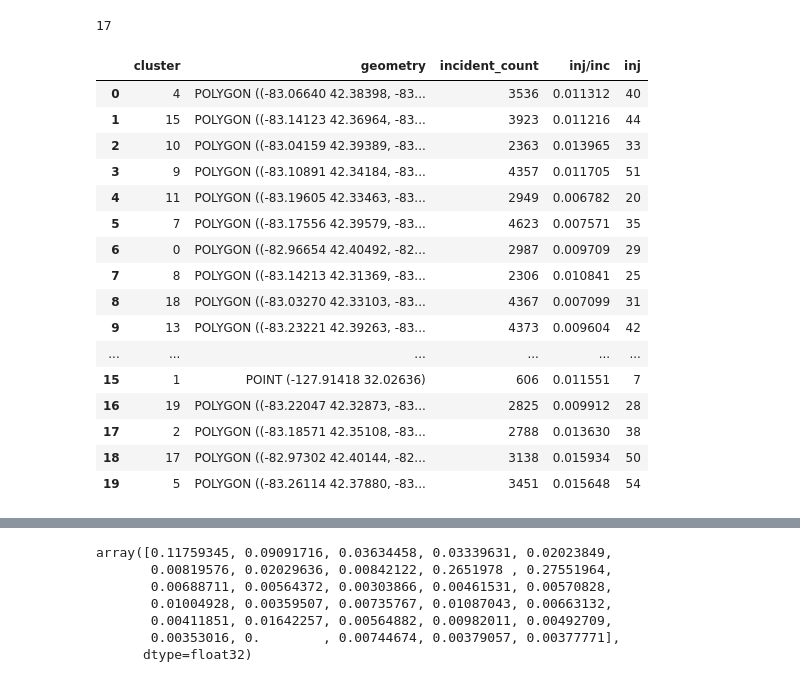
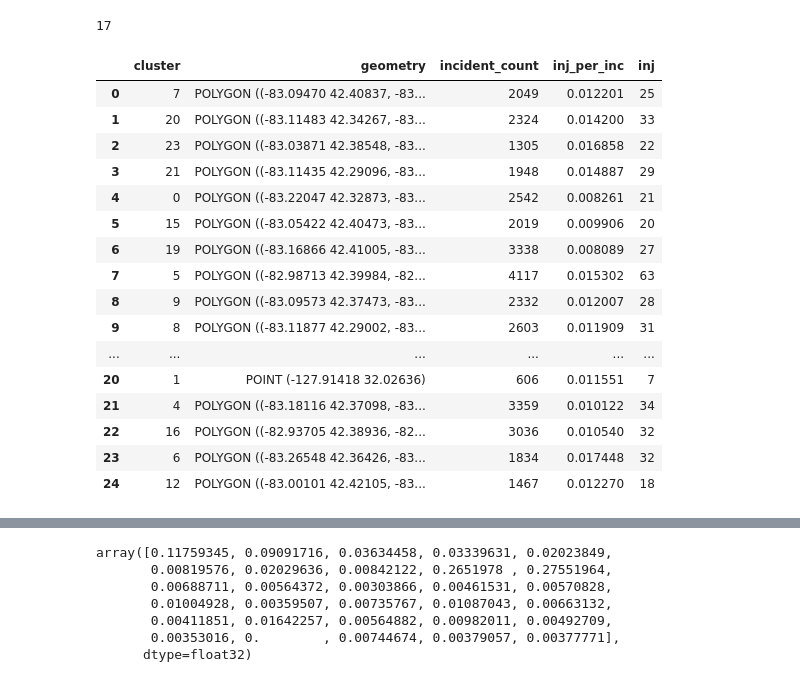
Before and after one commit to aheldrich14/FireIncidents, a Jupyter notebook: FireIncidents.ipynb, the cells around one changed output, grey strips where cells are left out. Saved outputs shown, nothing was run; the diff lists cells and outputs as text; code cells hidden in the pictures.

```diff
--- a/FireIncidents.ipynb
+++ b/FireIncidents.ipynb
@@ -130,7 +130,7 @@ fire_inc['cluster'] = clustering.labels_
 #fire_inc = pd.get_dummies(data=fire_inc, columns=['cluster'], prefix='cluster')
 # %%
 #Kmeans clustering on injuries
-CLUSTERS = 20
+CLUSTERS = 25
 clustering = KMeans(CLUSTERS)
 clustering.fit(fire_inc[fire_inc['injury_or_fatality'] == 1][['y', 'x']])
 fire_inc['cluster'] = clustering.predict(fire_inc[['y', 'x']])
@@ -147,40 +147,40 @@ clustering.predict([[42.4347, -83.0042]])[0]   # long = x, lat = y
 17
 # %%
 #create polygon around each cluster so we an visualize it
-clusters = {'cluster': [], 'geometry': [], 'incident_count': [], 'inj/inc': [], 'inj': []}
+clusters = {'cluster': [], 'geometry': [], 'incident_count': [], 'inj_per_inc': [], 'inj': []}
 for cluster in fire_inc['cluster'].unique():
     if cluster == -1:
         continue
     points = fire_inc[fire_inc['cluster'] == cluster]
     clusterPoints = MultiPoint(list(zip(points['x'], points['y'])))
     clusterPoly = clusterPoints.convex_hull
     clusters['cluster'].append(cluster)
     clusters['geometry'].append(clusterPoly)
     clusters['incident_count'].append(len(points))
-    clusters['inj/inc'].append(
+    clusters['inj_per_inc'].append(
                             len(points[points['injury_or_fatality'] == 1])/len(points))
     clusters['inj'].append(len(points[points['injury_or_fatality'] == 1]))
 
 geoDf = gpd.GeoDataFrame(clusters, crs='EPSG:4326')
 geoDf
 # %% [output]
-|  | cluster | geometry | incident_count | inj/inc | inj |
-| 0 | 4 | POLYGON ((-83.06640 42.38398, -83... | 3536 | 0.011312 | 40 |
-| 1 | 15 | POLYGON ((-83.14123 42.36964, -83... | 3923 | 0.011216 | 44 |
-| 2 | 10 | POLYGON ((-83.04159 42.39389, -83... | 2363 | 0.013965 | 33 |
-| 3 | 9 | POLYGON ((-83.10891 42.34184, -83... | 4357 | 0.011705 | 51 |
-| 4 | 11 | POLYGON ((-83.19605 42.33463, -83... | 2949 | 0.006782 | 20 |
-| 5 | 7 | POLYGON ((-83.17556 42.39579, -83... | 4623 | 0.007571 | 35 |
-| 6 | 0 | POLYGON ((-82.96654 42.40492, -82... | 2987 | 0.009709 | 29 |
-| 7 | 8 | POLYGON ((-83.14213 42.31369, -83... | 2306 | 0.010841 | 25 |
-| 8 | 18 | POLYGON ((-83.03270 42.33103, -83... | 4367 | 0.007099 | 31 |
-| 9 | 13 | POLYGON ((-83.23221 42.39263, -83... | 4373 | 0.009604 | 42 |
+|  | cluster | geometry | incident_count | inj_per_inc | inj |
+| 0 | 7 | POLYGON ((-83.09470 42.40837, -83... | 2049 | 0.012201 | 25 |
+| 1 | 20 | POLYGON ((-83.11483 42.34267, -83... | 2324 | 0.014200 | 33 |
+| 2 | 23 | POLYGON ((-83.03871 42.38548, -83... | 1305 | 0.016858 | 22 |
+| 3 | 21 | POLYGON ((-83.11435 42.29096, -83... | 1948 | 0.014887 | 29 |
+| 4 | 0 | POLYGON ((-83.22047 42.32873, -83... | 2542 | 0.008261 | 21 |
+| 5 | 15 | POLYGON ((-83.05422 42.40473, -83... | 2019 | 0.009906 | 20 |
+| 6 | 19 | POLYGON ((-83.16866 42.41005, -83... | 3338 | 0.008089 | 27 |
+| 7 | 5 | POLYGON ((-82.98713 42.39984, -82... | 4117 | 0.015302 | 63 |
+| 8 | 9 | POLYGON ((-83.09573 42.37473, -83... | 2332 | 0.012007 | 28 |
+| 9 | 8 | POLYGON ((-83.11877 42.29002, -83... | 2603 | 0.011909 | 31 |
 | ... | ... | ... | ... | ... | ... |
-| 15 | 1 | POINT (-127.91418 32.02636) | 606 | 0.011551 | 7 |
-| 16 | 19 | POLYGON ((-83.22047 42.32873, -83... | 2825 | 0.009912 | 28 |
-| 17 | 2 | POLYGON ((-83.18571 42.35108, -83... | 2788 | 0.013630 | 38 |
-| 18 | 17 | POLYGON ((-82.97302 42.40144, -82... | 3138 | 0.015934 | 50 |
-| 19 | 5 | POLYGON ((-83.26114 42.37880, -83... | 3451 | 0.015648 | 54 |
+| 20 | 1 | POINT (-127.91418 32.02636) | 606 | 0.011551 | 7 |
+| 21 | 4 | POLYGON ((-83.18116 42.37098, -83... | 3359 | 0.010122 | 34 |
+| 22 | 16 | POLYGON ((-82.93705 42.38936, -82... | 3036 | 0.010540 | 32 |
+| 23 | 6 | POLYGON ((-83.26548 42.36426, -83... | 1834 | 0.017448 | 32 |
+| 24 | 12 | POLYGON ((-83.00101 42.42105, -83... | 1467 | 0.012270 | 18 |
 # %%
 fig = go.Figure()
 
```
Also changed, not shown: parts of 13 cells of this notebook, 4 other files.
